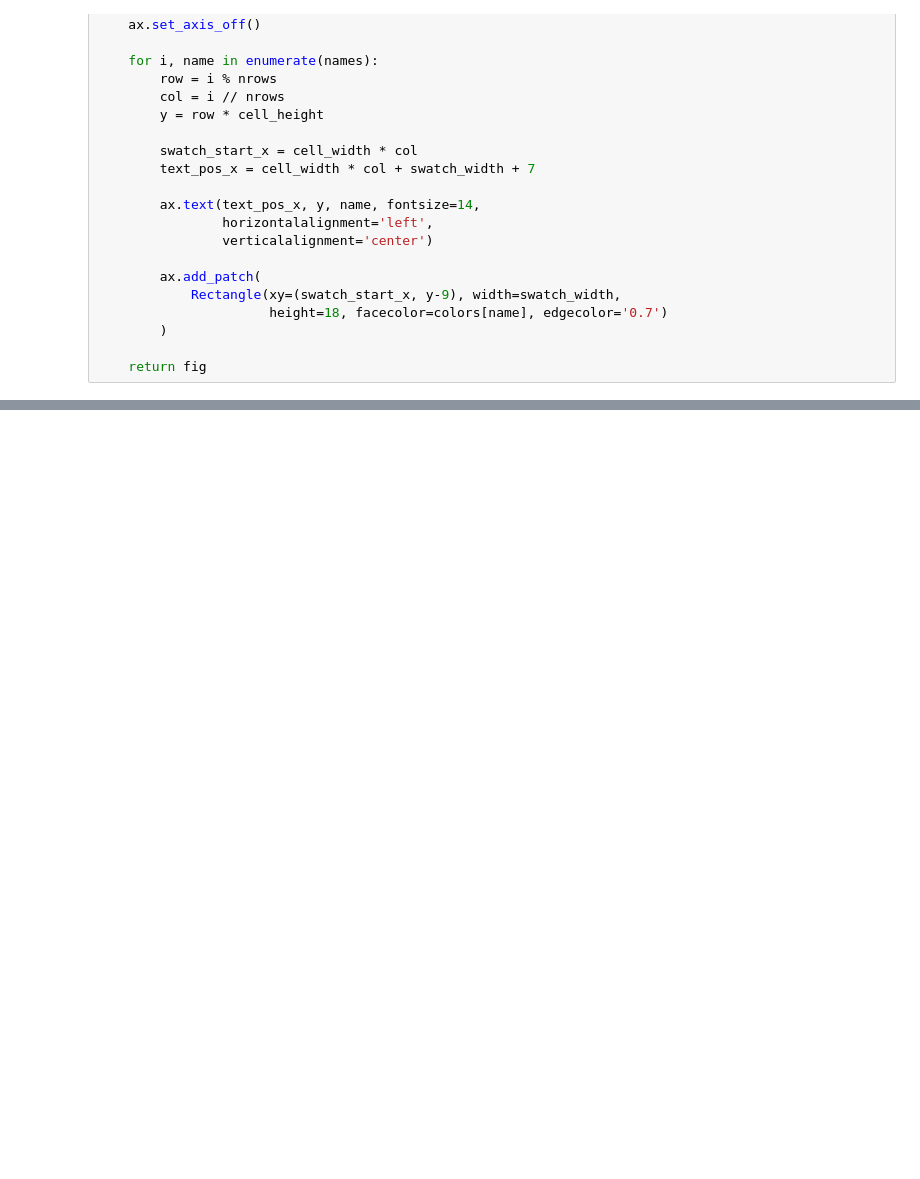
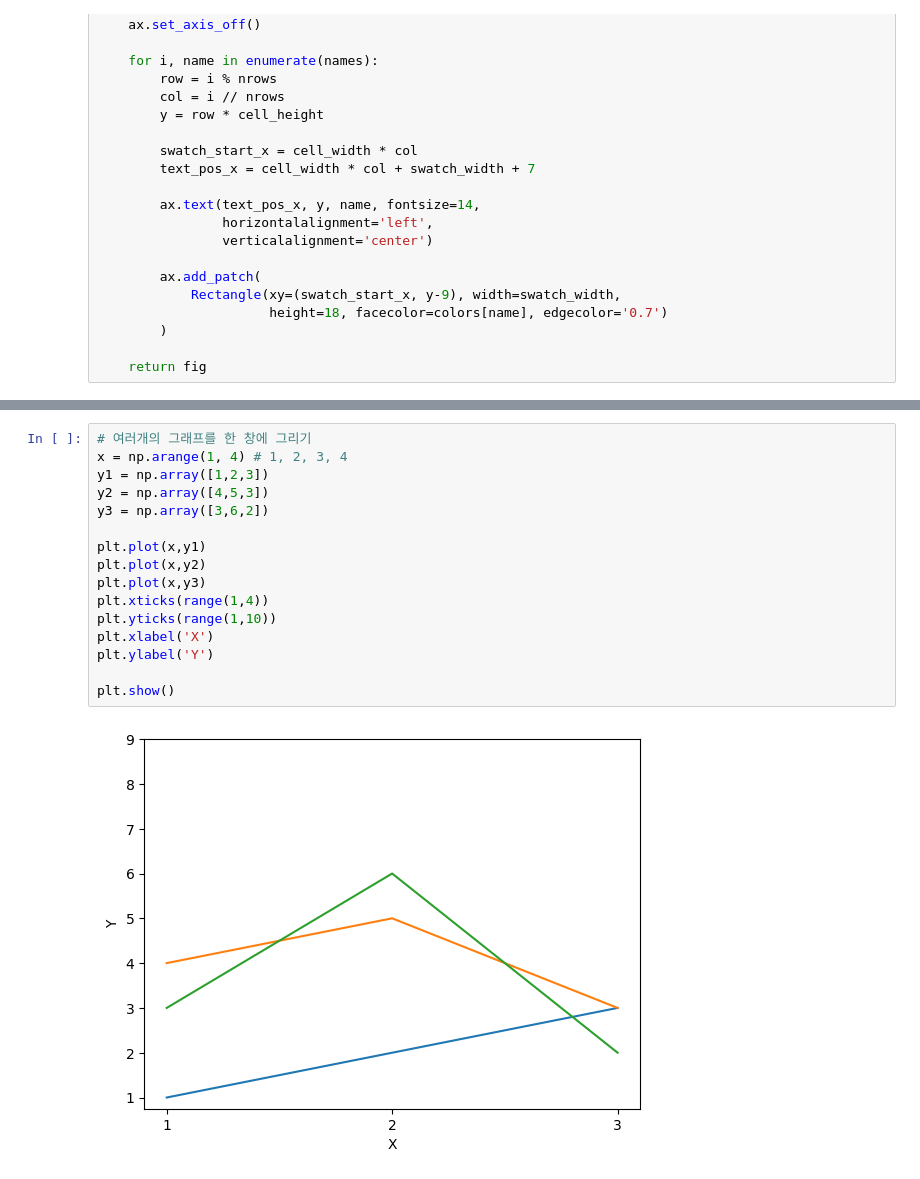
Before and after one commit to RunaHw/Python, a Jupyter notebook: PythonLib/Ex03_matplotlib_데이터시각화실습.ipynb, the cells around one changed output, grey strips where cells are left out. Cells and saved outputs as stored; diff of their text form; blank space fills up the shorter version.

```diff
--- a/PythonLib/Ex03_matplotlib_데이터시각화실습.ipynb
+++ b/PythonLib/Ex03_matplotlib_데이터시각화실습.ipynb
@@ -89,0 +114,18 @@ def plot_colortable(colors, *, ncols=4, sort_colors=True):
+# %%
+# 여러개의 그래프를 한 창에 그리기
+x = np.arange(1, 4) # 1, 2, 3, 4
+y1 = np.array([1,2,3])
+y2 = np.array([4,5,3])
+y3 = np.array([3,6,2])
+
+plt.plot(x,y1)
+plt.plot(x,y2)
+plt.plot(x,y3)
+plt.xticks(range(1,4))
+plt.yticks(range(1,10))
+plt.xlabel('X')
+plt.ylabel('Y')
+
+plt.show()
+# %% [output]
+[figure, added]
```
Also changed, not shown: parts of 46 cells of this notebook, 3 other files.
